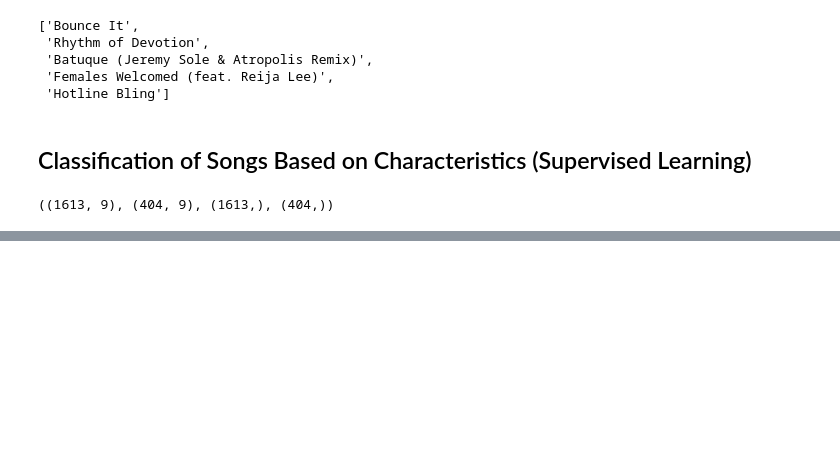
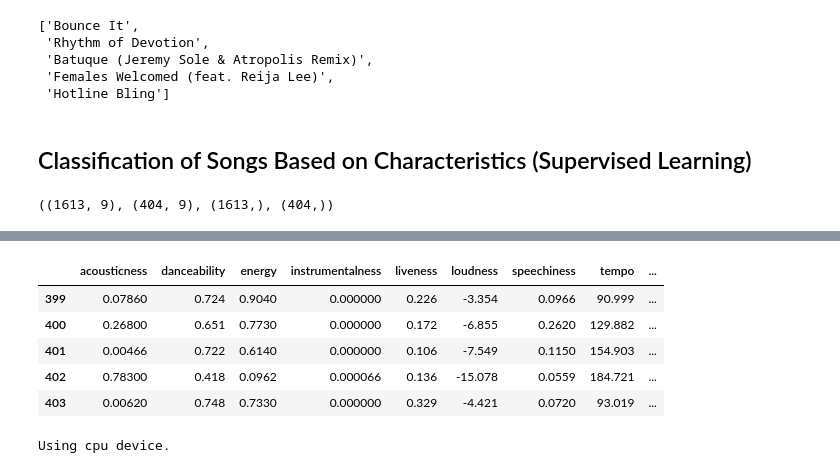
Before and after one commit to Matcraft94/DL_projects, a Jupyter notebook: music/DL_music_1.ipynb, the cells around one changed output, grey strips where cells are left out. Drawn from its saved outputs; the diff is of its cells as text; code cells hidden in the pictures; blank space fills up the shorter version.

```diff
--- a/music/DL_music_1.ipynb
+++ b/music/DL_music_1.ipynb
@@ -171,0 +184,9 @@ X_train.shape, X_test.shape, y_train.shape, y_test.shape
+# %%
+X_test.tail()
+# %% [output]
+|  | acousticness | danceability | energy | instrumentalness | liveness | loudness | speechiness | tempo | ... |
+| 399 | 0.07860 | 0.724 | 0.9040 | 0.000000 | 0.226 | -3.354 | 0.0966 | 90.999 | ... |
+| 400 | 0.26800 | 0.651 | 0.7730 | 0.000000 | 0.172 | -6.855 | 0.2620 | 129.882 | ... |
+| 401 | 0.00466 | 0.722 | 0.6140 | 0.000000 | 0.106 | -7.549 | 0.1150 | 154.903 | ... |
+| 402 | 0.78300 | 0.418 | 0.0962 | 0.000066 | 0.136 | -15.078 | 0.0559 | 184.721 | ... |
+| 403 | 0.00620 | 0.748 | 0.7330 | 0.000000 | 0.329 | -4.421 | 0.0720 | 93.019 | ... |
@@ -176,4 +201,8 @@ import torch.nn.functional as F
 from torch.utils.data import DataLoader, TensorDataset
 # %%
 device = 'cuda' if torch.cuda.is_available() else 'cpu'
+# %%
+print(f'Using {device} device.')
+# %% [output]
+Using cpu device.
 # %%
```
Also changed, not shown: parts of 23 cells of this notebook, 2 other files.
